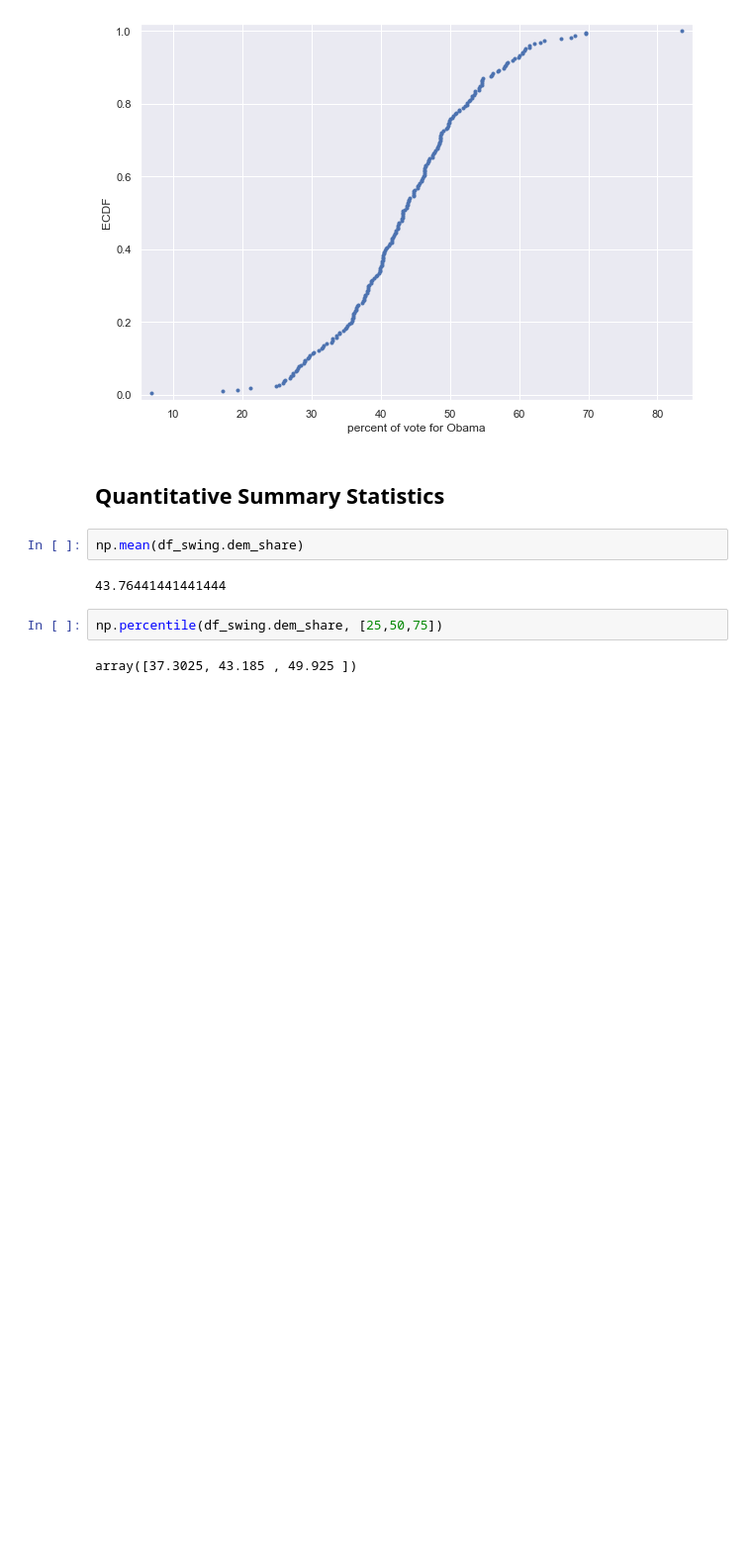
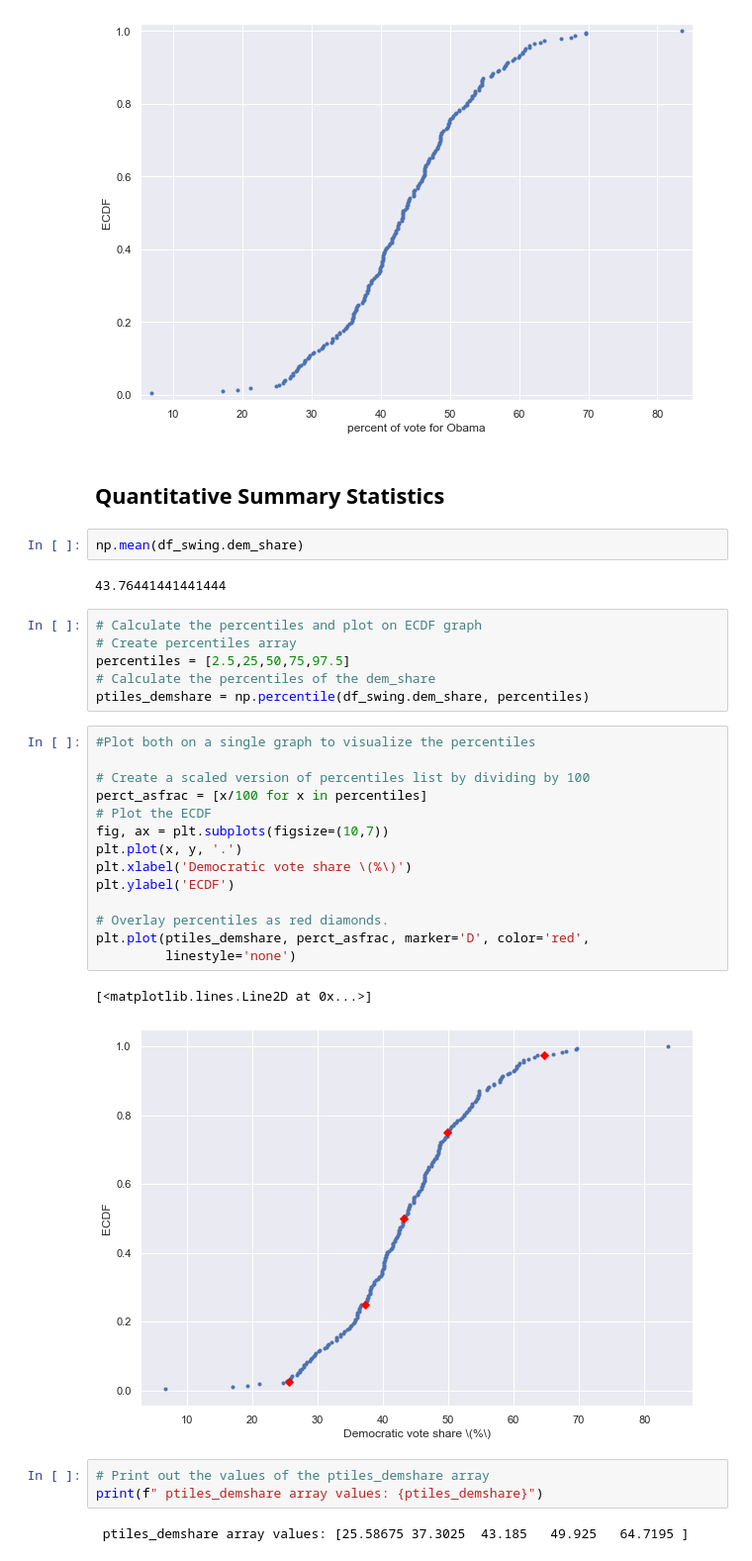
Before and after one commit to kipmadden/Statistical-Thinking, a Jupyter notebook: Election Data 2008.ipynb, the cells around one changed output. Shown at 99% size. Drawn from its saved outputs; the diff is of its cells as text; blank space fills up the shorter version.

Commit message:
Added ECDF with percentiles plotted for 2.5,25,50,75,97.5)

```diff
--- a/Election Data 2008.ipynb
+++ b/Election Data 2008.ipynb
@@ -79,7 +79,31 @@ plt.margins(0.02)  # Keeps data off the plot edges
 np.mean(df_swing.dem_share)
 # %% [output]
 43.76441441441444
-# %%
-np.percentile(df_swing.dem_share, [25,50,75])
-# %% [output]
-array([37.3025, 43.185 , 49.925 ])
+# %%
+# Calculate the percentiles and plot on ECDF graph
+# Create percentiles array
+percentiles = [2.5,25,50,75,97.5]
+# Calculate the percentiles of the dem_share
+ptiles_demshare = np.percentile(df_swing.dem_share, percentiles)
+# %%
+#Plot both on a single graph to visualize the percentiles
+
+# Create a scaled version of percentiles list by dividing by 100
+perct_asfrac = [x/100 for x in percentiles]
+# Plot the ECDF
+fig, ax = plt.subplots(figsize=(10,7))
+plt.plot(x, y, '.')
+plt.xlabel('Democratic vote share \(%\)')
+plt.ylabel('ECDF')
+
+# Overlay percentiles as red diamonds.
+plt.plot(ptiles_demshare, perct_asfrac, marker='D', color='red',
+         linestyle='none')
+# %% [output]
+[<matplotlib.lines.Line2D at 0x...>]
+[figure, added]
+# %%
+# Print out the values of the ptiles_demshare array
+print(f" ptiles_demshare array values: {ptiles_demshare}")
+# %% [output]
+ ptiles_demshare array values: [25.58675 37.3025  43.185   49.925   64.7195 ]
```
Also changed, not shown: parts of 1 cell of this notebook.
